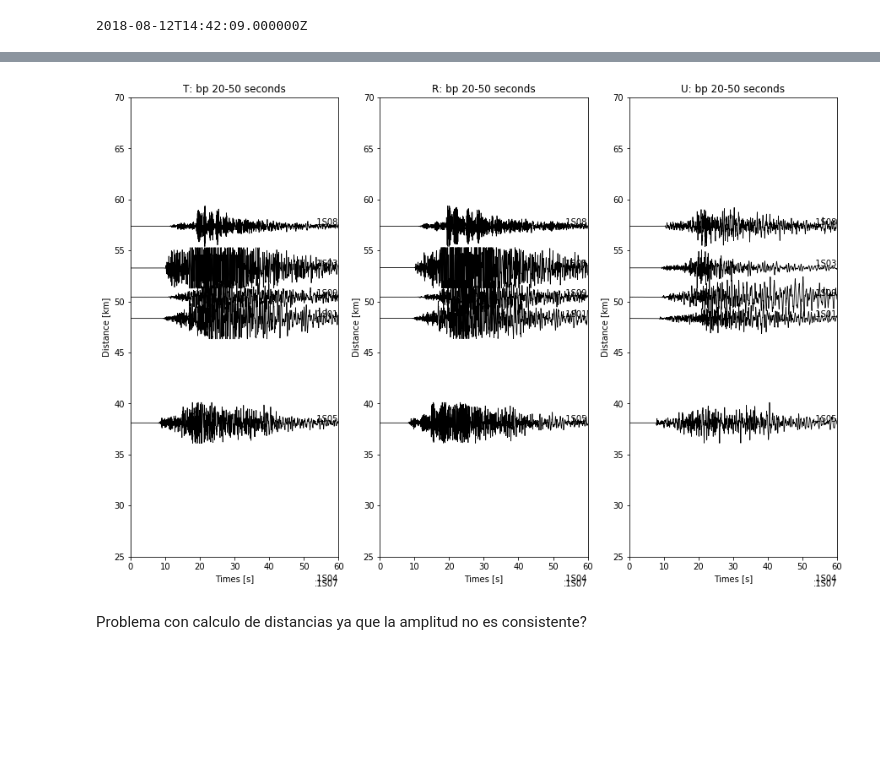
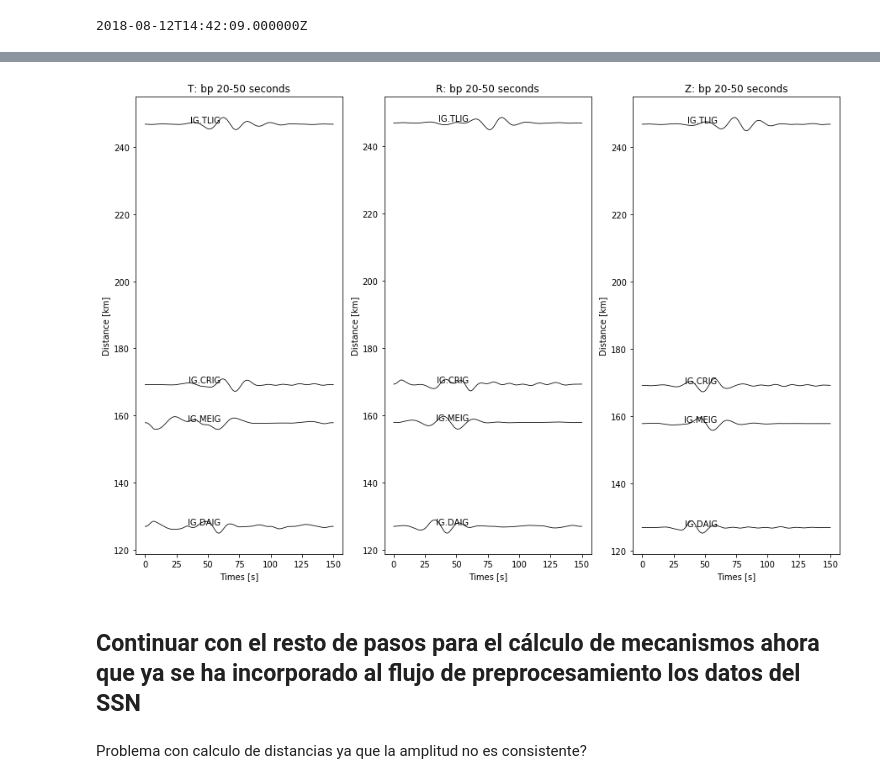
Before and after one commit to CoolingBroski/Mecanismos-Focales-Brecha-Guerrero, a Jupyter notebook: Preprocessing.ipynb, the cells around one changed output, grey strips where cells are left out. Cells and saved outputs as stored; diff of their text form; code cells hidden in the pictures; blank space fills up the shorter version.

Commit message:
Incorporacion de datos del SSN para pruebas

```diff
--- a/Preprocessing.ipynb
+++ b/Preprocessing.ipynb
@@ -23,3 +26,8 @@ catalog = 'catalog.dat'
+# %%
+catalog_sub = 'catalog.dat'
+catalogSSN = 'catalogSSN.dat'
+
+catalog = catalogSSN
 # %%
 df_catalog = read_catalog(catalog)
 # %%
@@ -198,4 +182,19 @@ ev_st_df.head(50)
 #plt.show()
 # %% [markdown]
 En desarrollo...
+# %%
+remove_response = True
+# archivo de configuracion con variables
+invs = {}
+directorio = 'Respuesta_Instrumento/'
+if remove_response:
+    net='IG'
+    for sta in stations_meta['kstnm'].unique():
+        for file in os.listdir(directorio):
+            if re.match('%s_%s_\d+_2100.*\.RESP'%(sta, net), file): # Para que solo lea las respuestas de instrumentos actuales
+                with open(directorio+file) as f:
+                    invs[sta] = obspy.read_inventory(f)
+
+# Se dan ciertos errores al usar este objeto
+#inventory = obspy.core.inventory.Inventory(sum([inv.networks for inv in list(invs.values())], [])) # Concatena todos los inventarios para unificarlos en uno solo
 # %%
@@ -292,5 +314,5 @@ ev_st_df.head()
 # %%
-st = obspy.read(directorio_recortado+'2018.08.12.14.42.09/RT/.*')
+st = obspy.read(directorio_recortado+'2018.08.12.14.42.09/RT/*')
 # %%
 print(st[0].stats.sac)
 # %% [output]
@@ -309,33 +336,41 @@ st[0].stats.starttime
 # %%
-# Rango de frecuencias establecido por Dahal y Ebel
 freqmin = 0.02
 freqmax = 0.05
+
+# Rango de frecuencias establecido por Dahal y Ebel
+#freqmin = 1.5
+#freqmax = 2.5
+
 corners = 2
 st_filt = st.copy()
 
-#st_filt.filter("bandpass",freqmin=freqmin,freqmax=freqmax,corners=corners,zerophase=True)
-#st_filt.taper(max_percentage=0.05)
+st_filt.filter("bandpass",freqmin=freqmin,freqmax=freqmax,corners=corners,zerophase=True)
+st_filt.taper(max_percentage=0.05)
 
 xmin = 0
 xmax = 60 # El tiempo de grabacion
 ymin = 25
 ymax = 70
 scale = 2
 fig, axes = plt.subplots(1,3,figsize=(15,10))
-for component, ax in zip(("T","R","U"),axes):
+components_sub = ("T","R","U")
+components_SSN = ("T","R","Z")
+for component, ax in zip(components_SSN,axes):
     for tr in st_filt.select(component=component):
         times = tr.times()
         tr.data /= max(abs(tr.data))
         tr.data *= scale
         ax.plot(times,tr.data+tr.stats.sac.dist,color="black",linewidth=0.8)
         ax.text(xmax,tr.stats.sac.dist,"%s.%s"%(tr.stats.network,tr.stats.station),va="bottom",ha="right")
-    ax.set_xlim(xmin,xmax)
-    ax.set_ylim(ymin,ymax)
+    #ax.set_xlim(xmin,xmax)
+    #ax.set_ylim(ymin,ymax)
     ax.set_xlabel("Times [s]")
     ax.set_ylabel("Distance [km]")
     ax.set_title("%s: bp %.0f-%.0f seconds"%(component,1/freqmax,1/freqmin))
 # %% [output]
-[figure, old version]
+[figure, new version]
+# %% [markdown]
+## Continuar con el resto de pasos para el cálculo de mecanismos ahora que ya se ha incorporado al flujo de preprocesamiento los datos del SSN
 # %% [markdown]
 Problema con calculo de distancias ya que la amplitud no es consistente?
 # %% [markdown]
```
Also changed, not shown: parts of 27 cells of this notebook, 14 other files.
